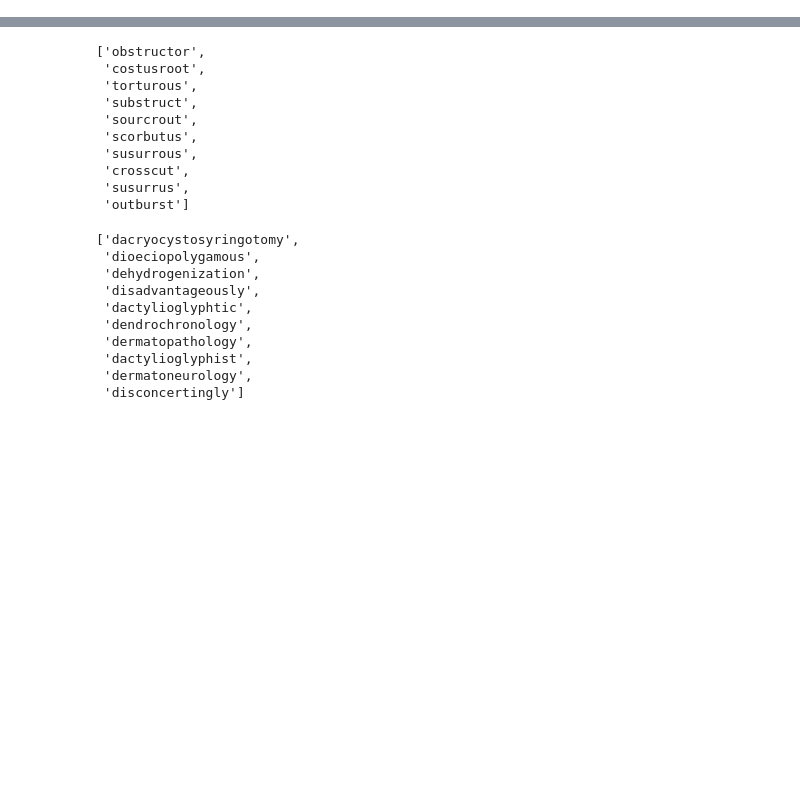
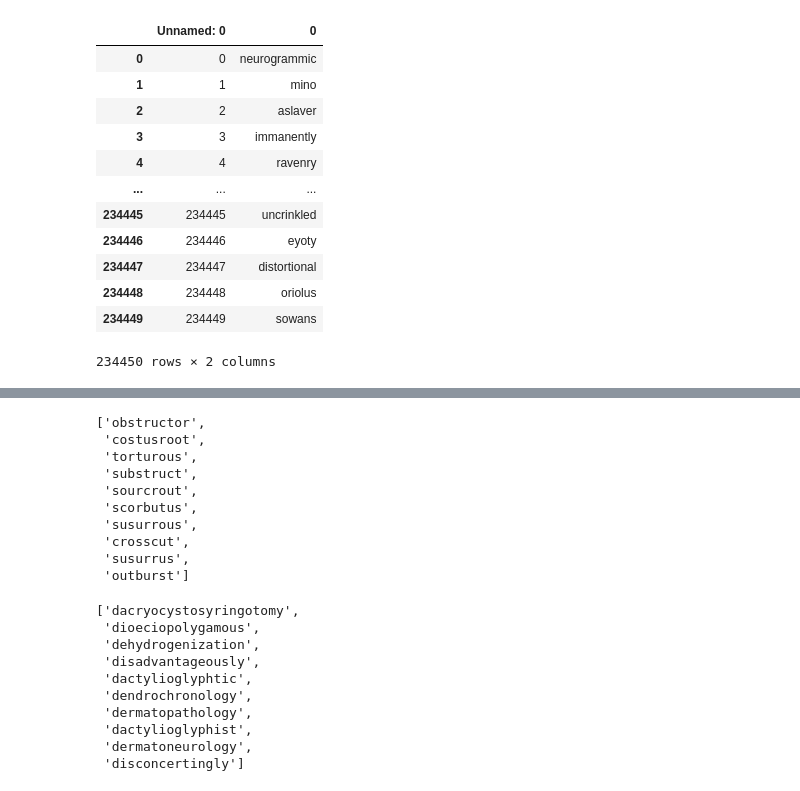
Before and after one commit to applewjr/heroku_apps, a Jupyter notebook: core_functions_develop/various_solvers_explore.ipynb, the cells around one changed output, grey strips where cells are left out. Saved outputs shown, nothing was run; the diff lists cells and outputs as text; code cells hidden in the pictures; blank space fills up the shorter version.

Commit message:
fix words

```diff
--- a/core_functions_develop/various_solvers_explore.ipynb
+++ b/core_functions_develop/various_solvers_explore.ipynb
@@ -4,0 +34,18 @@ from english_words import get_english_words_set
+# %%
+df = pd.read_csv('all_words.csv')
+words = df['0'].to_list()
+words
+# %% [output]
+|  | Unnamed: 0 | 0 |
+| 0 | 0 | neurogrammic |
+| 1 | 1 | mino |
+| 2 | 2 | aslaver |
+| 3 | 3 | immanently |
+| 4 | 4 | ravenry |
+| ... | ... | ... |
+| 234445 | 234445 | uncrinkled |
+| 234446 | 234446 | eyoty |
+| 234447 | 234447 | distortional |
+| 234448 | 234448 | oriolus |
+| 234449 | 234449 | sowans |
+234450 rows × 2 columns
```
Also changed, not shown: parts of 7 cells of this notebook, 4 other files.
